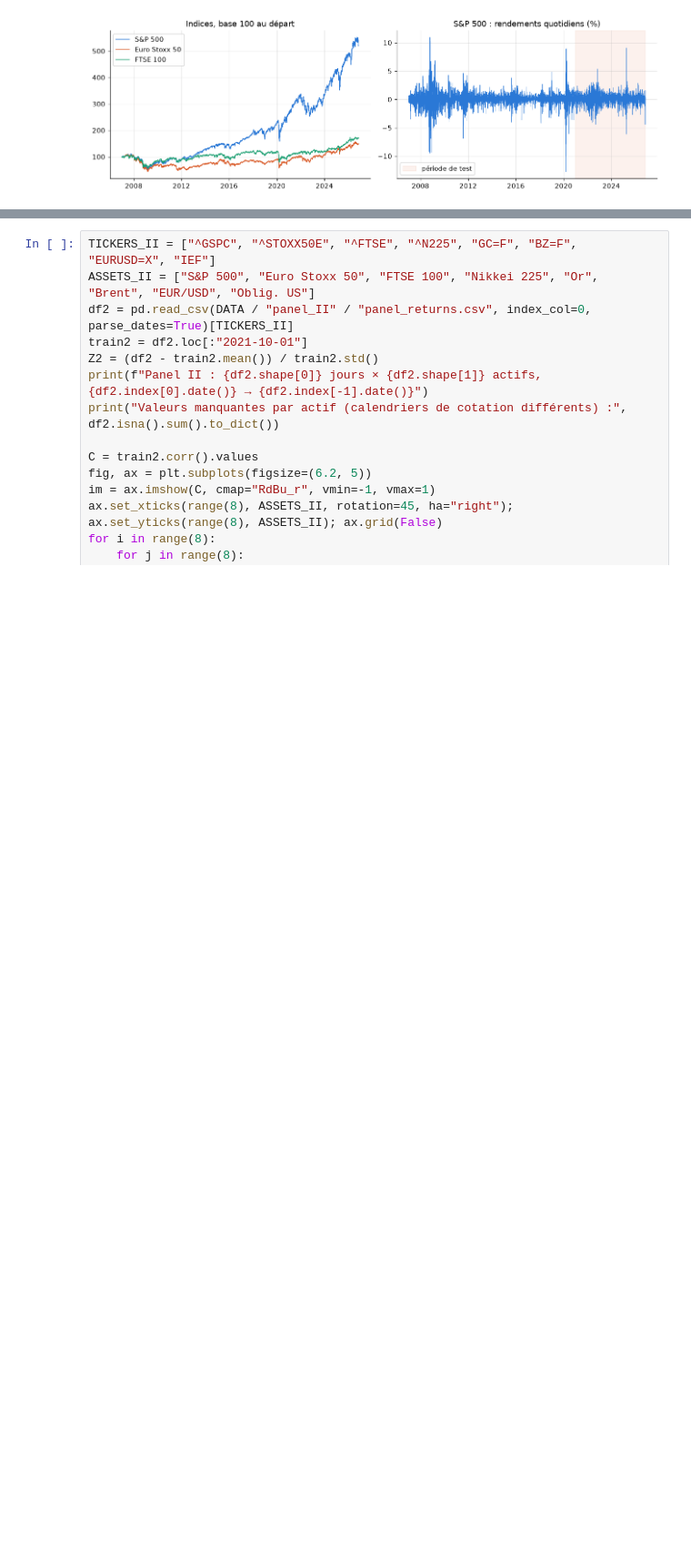
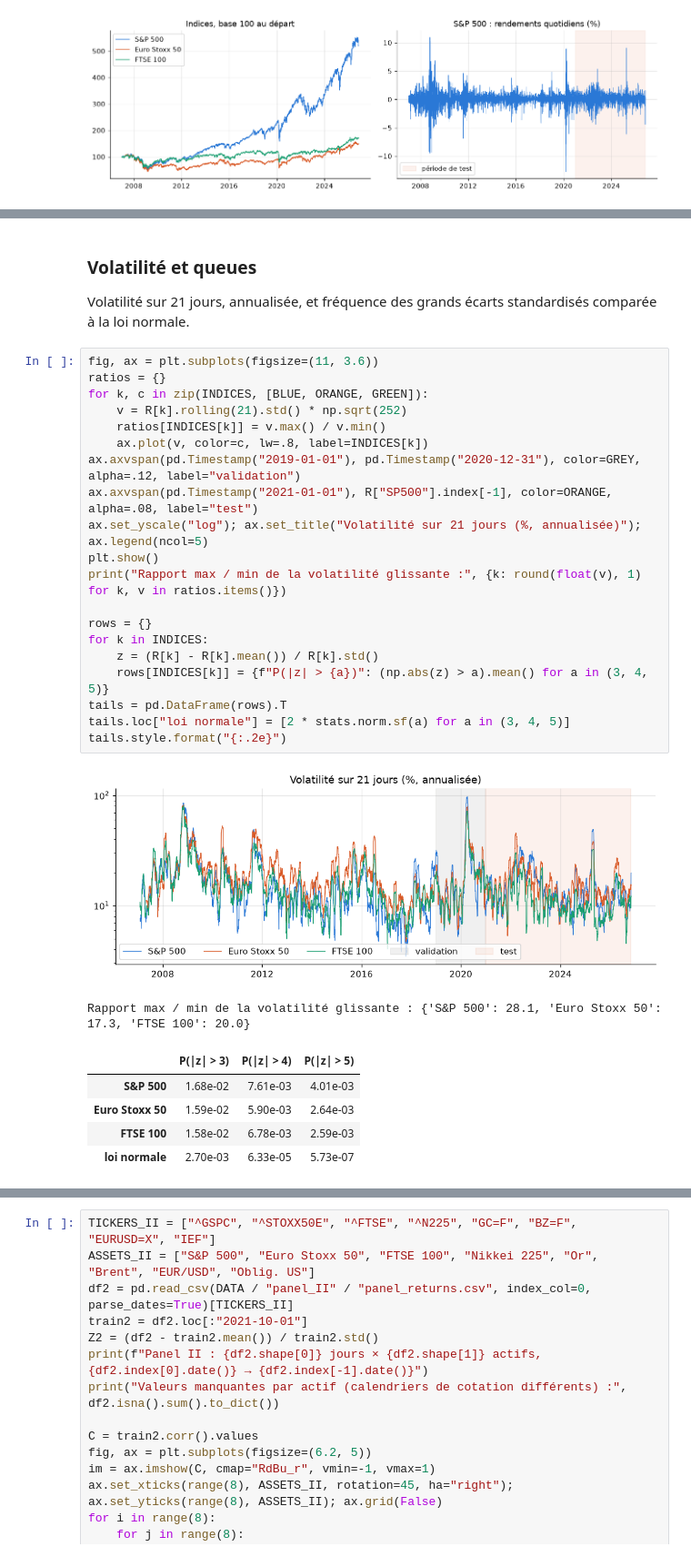
Before and after one commit to Ahmedbne/diffusion_volatilite, a Jupyter notebook: notebooks/diffusion_volatilite_A_a_Z.ipynb, the cells around one changed output, grey strips where cells are left out. Shown at 91% size. Cells and saved outputs as stored; diff of their text form; blank space fills up the shorter version.

```diff
--- a/notebooks/diffusion_volatilite_A_a_Z.ipynb
+++ b/notebooks/diffusion_volatilite_A_a_Z.ipynb
@@ -195,2 +197,34 @@ print("Effet de levier corr(r_t, |r_t+1|) :", {k: round(v, 3) for k, v in lev.it
 Effet de levier corr(r_t, |r_t+1|) : {'S&P 500': np.float64(-0.125), 'Euro Stoxx 50': np.float64(-0.129), 'FTSE 100': np.float64(-0.122)}
+# %% [markdown]
+### Volatilité et queues
+
+Volatilité sur 21 jours, annualisée, et fréquence des grands écarts standardisés comparée à la loi normale.
+# %%
+fig, ax = plt.subplots(figsize=(11, 3.6))
+ratios = {}
+for k, c in zip(INDICES, [BLUE, ORANGE, GREEN]):
+    v = R[k].rolling(21).std() * np.sqrt(252)
+    ratios[INDICES[k]] = v.max() / v.min()
+    ax.plot(v, color=c, lw=.8, label=INDICES[k])
+ax.axvspan(pd.Timestamp("2019-01-01"), pd.Timestamp("2020-12-31"), color=GREY, alpha=.12, label="validation")
+ax.axvspan(pd.Timestamp("2021-01-01"), R["SP500"].index[-1], color=ORANGE, alpha=.08, label="test")
+ax.set_yscale("log"); ax.set_title("Volatilité sur 21 jours (%, annualisée)"); ax.legend(ncol=5)
+plt.show()
+print("Rapport max / min de la volatilité glissante :", {k: round(float(v), 1) for k, v in ratios.items()})
+
+rows = {}
+for k in INDICES:
+    z = (R[k] - R[k].mean()) / R[k].std()
+    rows[INDICES[k]] = {f"P(|z| > {a})": (np.abs(z) > a).mean() for a in (3, 4, 5)}
+tails = pd.DataFrame(rows).T
+tails.loc["loi normale"] = [2 * stats.norm.sf(a) for a in (3, 4, 5)]
+tails.style.format("{:.2e}")
+# %% [output]
+[figure, added]
+Rapport max / min de la volatilité glissante : {'S&P 500': 28.1, 'Euro Stoxx 50': 17.3, 'FTSE 100': 20.0}
+|  | P(|z| > 3) | P(|z| > 4) | P(|z| > 5) |
+| S&P 500 | 1.68e-02 | 7.61e-03 | 4.01e-03 |
+| Euro Stoxx 50 | 1.59e-02 | 5.90e-03 | 2.64e-03 |
+| FTSE 100 | 1.58e-02 | 6.78e-03 | 2.59e-03 |
+| loi normale | 2.70e-03 | 6.33e-05 | 5.73e-07 |
 # %% [markdown]
```
Also changed, not shown: parts of 43 cells of this notebook, 21 other files.
